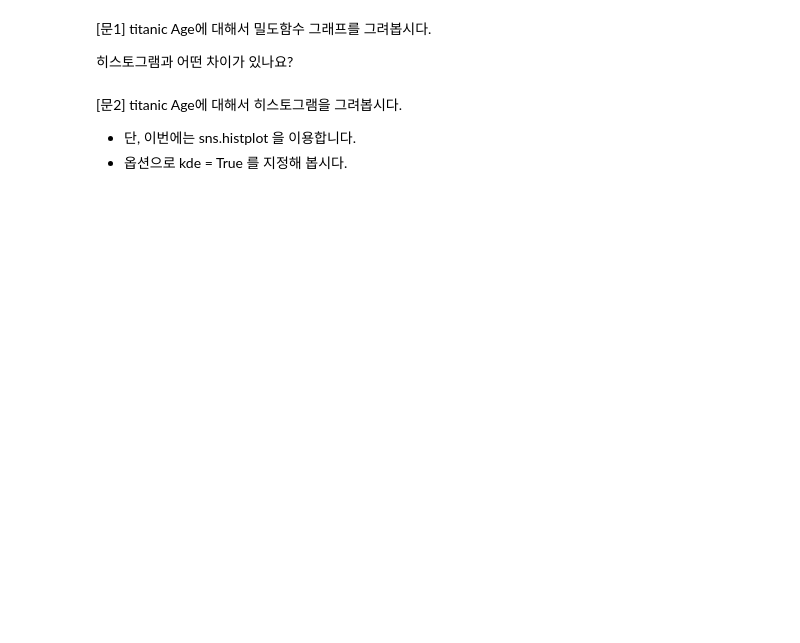
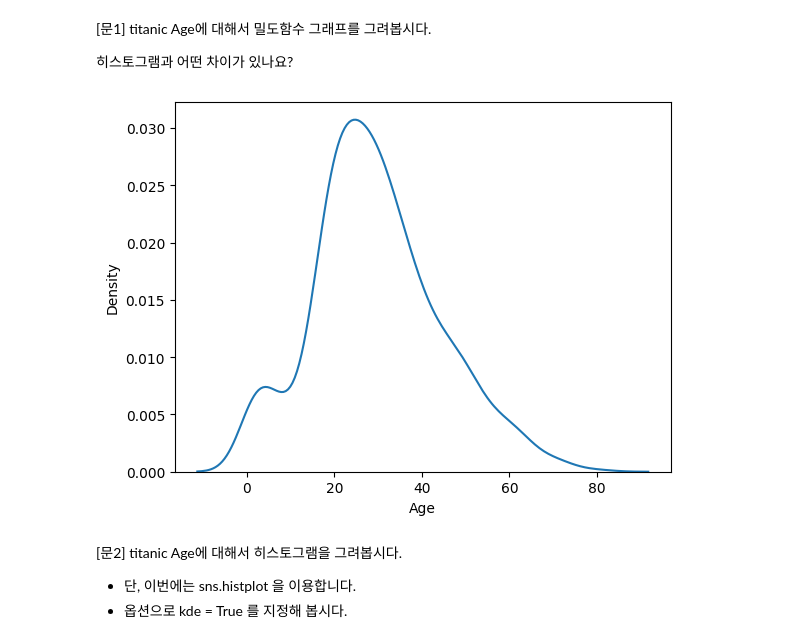
Before and after one commit to chrisseo2002/Data_Analysis, a Jupyter notebook: 02_단변량분석-숫자형.ipynb, the cells around one changed output. Cells and saved outputs as stored; diff of their text form; code cells hidden in the pictures; blank space fills up the shorter version.

```diff
--- a/02_단변량분석-숫자형.ipynb
+++ b/02_단변량분석-숫자형.ipynb
@@ -416,6 +418,11 @@ plt.show()
 [문1] titanic Age에 대해서 밀도함수 그래프를 그려봅시다.
 
 히스토그램과 어떤 차이가 있나요?
+# %%
+sns.kdeplot(titanic['Age'])
+plt.show()
+# %% [output]
+[figure, added]
 # %% [markdown]
 [문2] titanic Age에 대해서 히스토그램을 그려봅시다.
 * 단, 이번에는 sns.histplot 을 이용합니다.
```
Also changed, not shown: parts of 19 cells of this notebook, 3 other files.
